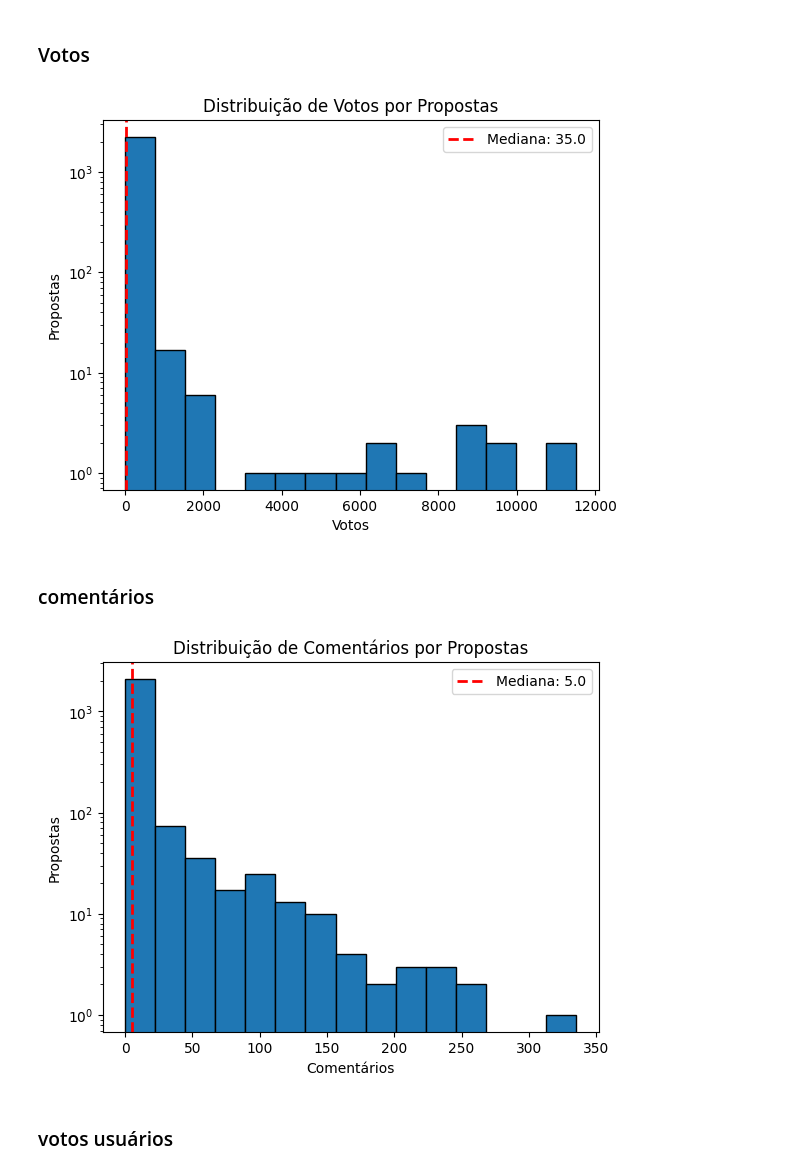
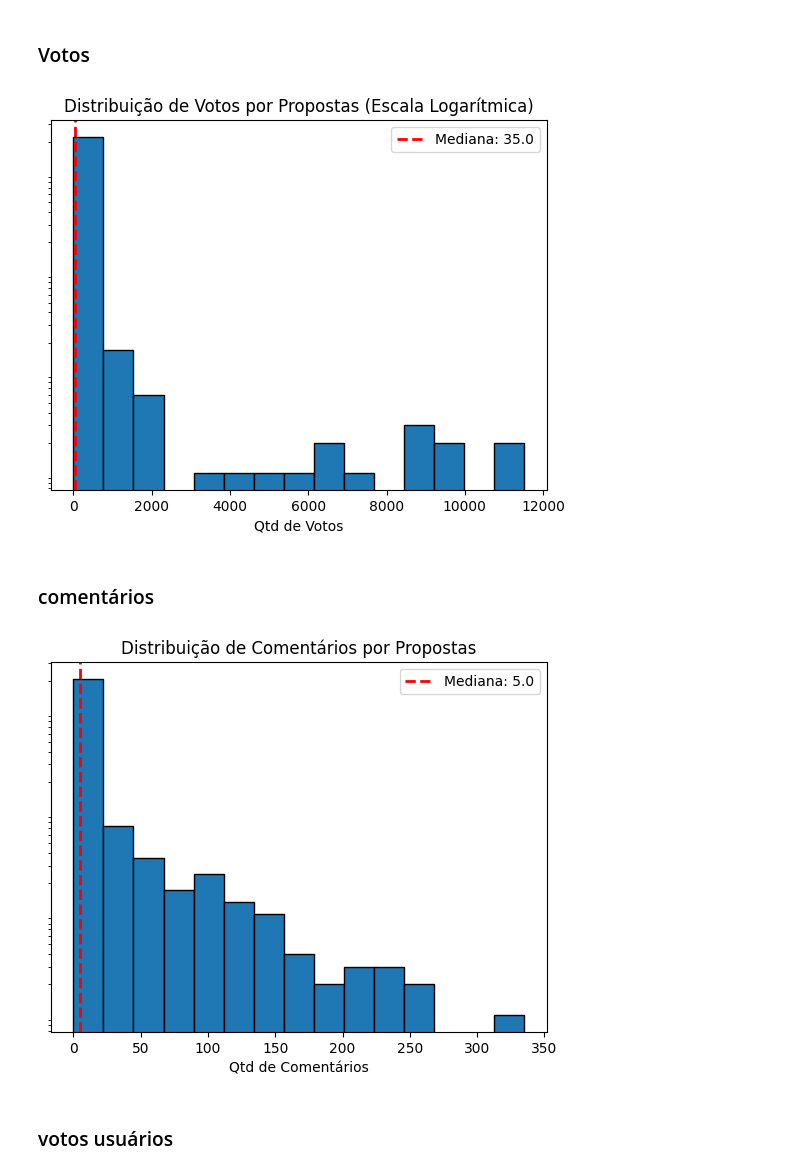
Before and after one commit to lappis-unb/documentacao2, a Jupyter notebook: docs/conjuv/histogramas.ipynb, the cells around one changed output. Drawn from its saved outputs; the diff is of its cells as text; code cells hidden in the pictures.

Commit message:
att histogramas

```diff
--- a/docs/conjuv/histogramas.ipynb
+++ b/docs/conjuv/histogramas.ipynb
@@ -18,18 +18,19 @@ df_delegados = pd.read_csv("relatorio_31-10/data/delegados2.csv", sep=';', encod
 # %%
 hist, bin_edges = np.histogram(df_propostas['supports'], bins=15)
 
 mediana = np.median(df_propostas['supports'])
 
 plt.hist(df_propostas['supports'], bins=15, edgecolor='black', log=True)
-plt.title('Distribuição de Votos por Propostas')
-plt.xlabel('Votos')
-plt.ylabel('Propostas')
+plt.title('Distribuição de Votos por Propostas (Escala Logarítmica)')
+plt.xlabel('Qtd de Votos')
+#plt.ylabel('Propostas')
 plt.axvline(mediana, color='red', linestyle='dashed', linewidth=2, label=f'Mediana: {mediana}')
+plt.yticks([])
 plt.legend()
 
 plt.show()
 # %% [output]
-[figure, old version]
+[figure, new version]
 # %% [markdown]
 ### comentários
 # %%
@@ -39,15 +40,15 @@ mediana_comments = np.median(df_propostas['comments'])
 
 plt.hist(df_propostas['comments'], bins=15, edgecolor='black', log=True)
 plt.title('Distribuição de Comentários por Propostas')
-plt.xlabel('Comentários')
-plt.ylabel('Propostas')
-
+plt.xlabel('Qtd de Comentários')
+#plt.ylabel('Propostas')
+plt.yticks([])
 plt.axvline(mediana_comments, color='red', linestyle='dashed', linewidth=2, label=f'Mediana: {mediana_comments}')
 plt.legend()
 
 plt.show()
 # %% [output]
-[figure, old version]
+[figure, new version]
 # %% [markdown]
 ### votos usuários
 # %%
```
Also changed, not shown: parts of 4 cells of this notebook.
